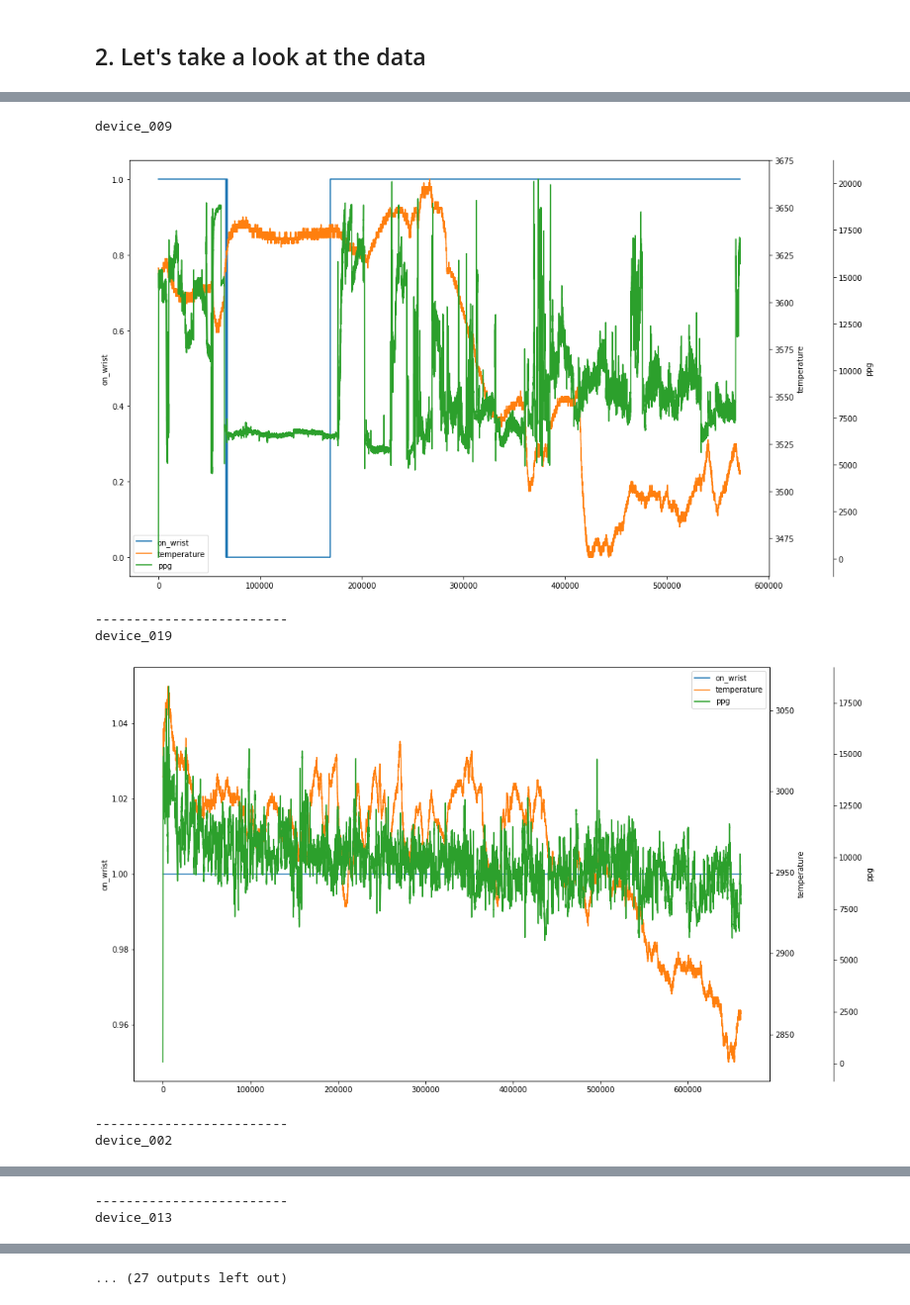
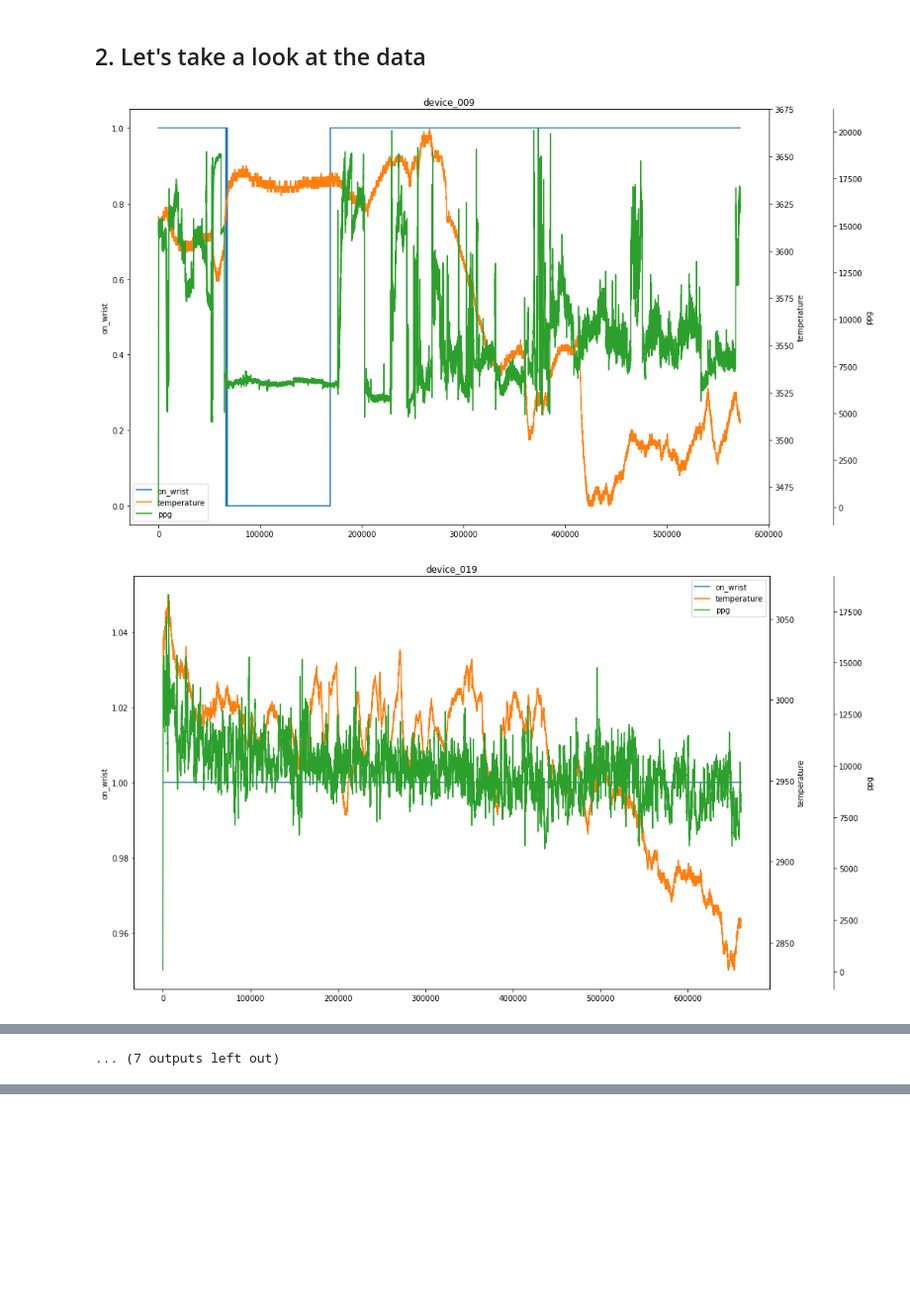
Before and after one commit to fedexist/empatica-challenge, a Jupyter notebook: exploration.ipynb, the cells around one changed output, grey strips where cells are left out. Shown at 99% size. Cells and saved outputs as stored; diff of their text form; code cells hidden in the pictures; blank space fills up the shorter version.

```diff
--- a/exploration.ipynb
+++ b/exploration.ipynb
@@ -60,27 +26,27 @@ def get_metrics(df, condition):
 # %%
 for root, d, files in os.walk('raw_bucket'):
     if files and re.match(r'raw_bucket/\d{4}/\d{2}/\d{2}/device_\d{3}', root):
         csvs = [os.path.join(root, file) for file in files if file.endswith('csv')]
         dfs = [pd.read_csv(path, header=None) for path in csvs]
 
         on_wrist = dfs[0].loc[dfs[0].index.repeat(64)].reset_index(drop=True)
         temperature = dfs[1].loc[dfs[1].index.repeat(16)].reset_index(drop=True)
         ppg = dfs[2]
 
         wrist_samples = len(on_wrist)
         temp_samples = len(temperature)
         ppg_samples = len(ppg)
 
         cut_off = min(wrist_samples, temp_samples, ppg_samples)
 
         complete = pd.DataFrame({
                 'on_wrist': on_wrist[0][:cut_off],
                 'temperature': temperature[0][:cut_off],
                 'ppg': ppg[0][:cut_off]
 
         })
-
-        print(root.split('/')[-1])
-        plot_multi(complete, figsize=(15, 10))
-        print('-------------------------')
+        device_name = root.split('/')[-1]
+        plot_device_data(complete, device_name, figsize=(15, 10))
 # %% [output]
+[figure, new version]
+[figure, new version]
@@ -87,7 +63 @@ for root, d, files in os.walk('raw_bucket'):
-device_009
+... (7 outputs left out)
-[figure, old version]
--------------------------
-device_019
-[figure, old version]
--------------------------
-device_002
@@ -95,2 +63,0 @@ device_002
--------------------------
-device_013
@@ -104,2 +64 @@ device_015
-... (27 outputs left out)
 # %% [markdown]
```
Also changed, not shown: parts of 13 cells of this notebook, 6 other files.
